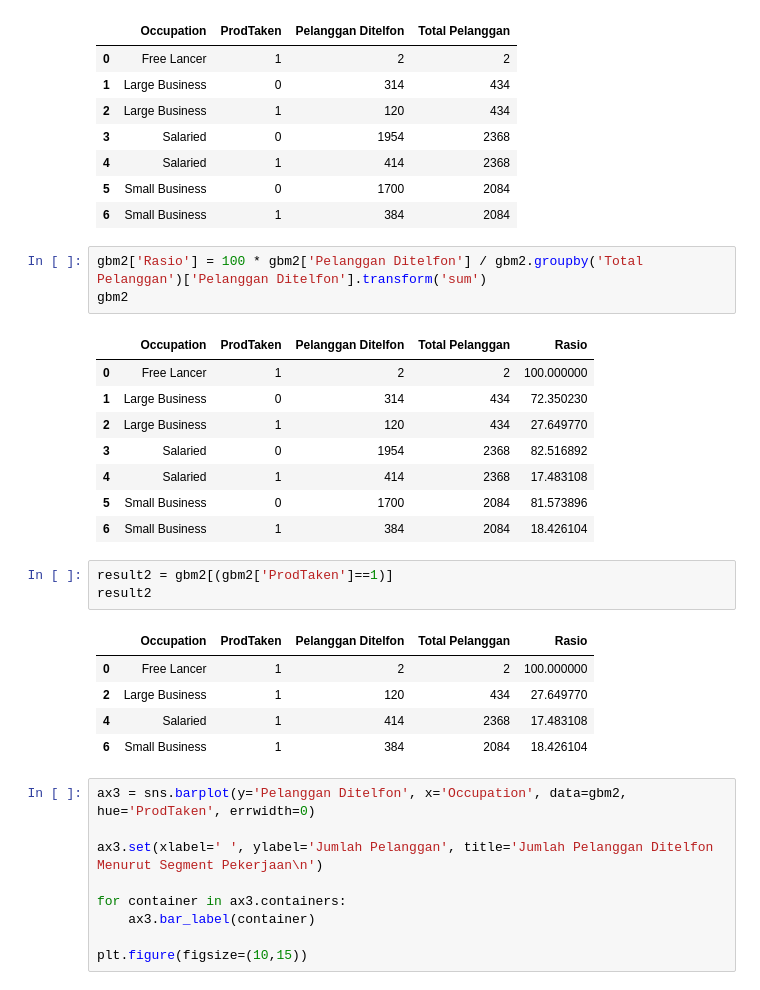
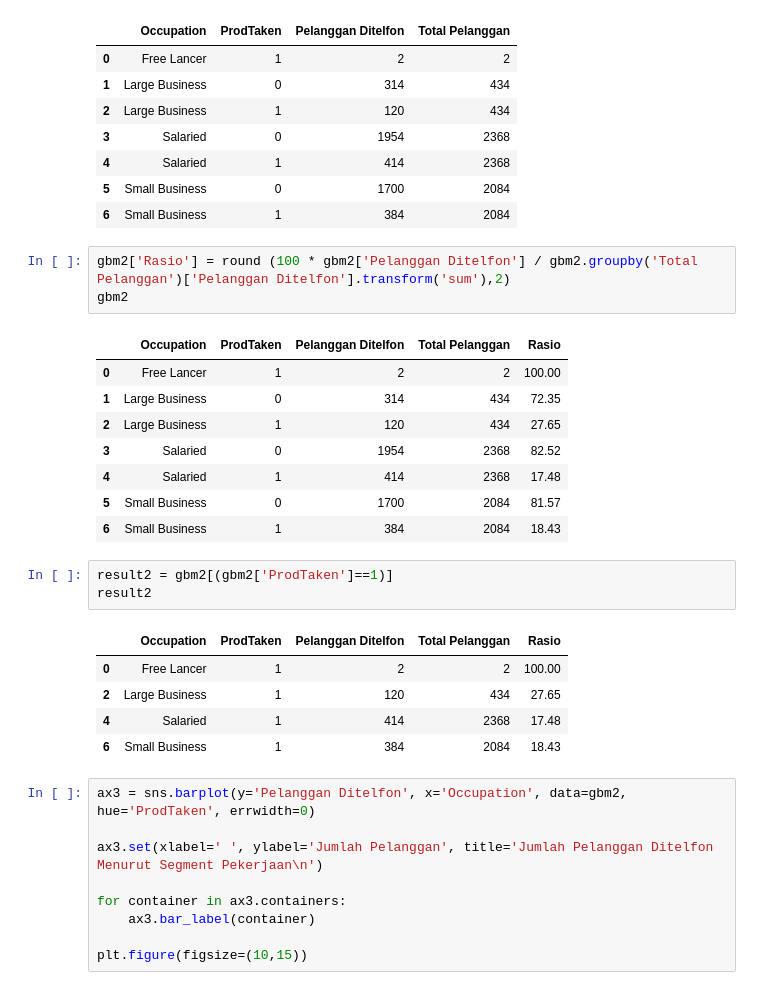
Before and after one commit to damaraira/ByteBenders, a Jupyter notebook: Insights_Alvin.ipynb, the cells around one changed output. Drawn from its saved outputs; the diff is of its cells as text.

```diff
--- a/Insights_Alvin.ipynb
+++ b/Insights_Alvin.ipynb
@@ -174,26 +174,26 @@ gbm2
 | 5 | Small Business | 0 | 1700 | 2084 |
 | 6 | Small Business | 1 | 384 | 2084 |
 # %%
-gbm2['Rasio'] = 100 * gbm2['Pelanggan Ditelfon'] / gbm2.groupby('Total Pelanggan')['Pelanggan Ditelfon'].transform('sum')
+gbm2['Rasio'] = round (100 * gbm2['Pelanggan Ditelfon'] / gbm2.groupby('Total Pelanggan')['Pelanggan Ditelfon'].transform('sum'),2)
 gbm2
 # %% [output]
 |  | Occupation | ProdTaken | Pelanggan Ditelfon | Total Pelanggan | Rasio |
-| 0 | Free Lancer | 1 | 2 | 2 | 100.000000 |
-| 1 | Large Business | 0 | 314 | 434 | 72.350230 |
-| 2 | Large Business | 1 | 120 | 434 | 27.649770 |
-| 3 | Salaried | 0 | 1954 | 2368 | 82.516892 |
-| 4 | Salaried | 1 | 414 | 2368 | 17.483108 |
-| 5 | Small Business | 0 | 1700 | 2084 | 81.573896 |
-| 6 | Small Business | 1 | 384 | 2084 | 18.426104 |
+| 0 | Free Lancer | 1 | 2 | 2 | 100.00 |
+| 1 | Large Business | 0 | 314 | 434 | 72.35 |
+| 2 | Large Business | 1 | 120 | 434 | 27.65 |
+| 3 | Salaried | 0 | 1954 | 2368 | 82.52 |
+| 4 | Salaried | 1 | 414 | 2368 | 17.48 |
+| 5 | Small Business | 0 | 1700 | 2084 | 81.57 |
+| 6 | Small Business | 1 | 384 | 2084 | 18.43 |
 # %%
 result2 = gbm2[(gbm2['ProdTaken']==1)]
 result2
 # %% [output]
 |  | Occupation | ProdTaken | Pelanggan Ditelfon | Total Pelanggan | Rasio |
-| 0 | Free Lancer | 1 | 2 | 2 | 100.000000 |
-| 2 | Large Business | 1 | 120 | 434 | 27.649770 |
-| 4 | Salaried | 1 | 414 | 2368 | 17.483108 |
-| 6 | Small Business | 1 | 384 | 2084 | 18.426104 |
+| 0 | Free Lancer | 1 | 2 | 2 | 100.00 |
+| 2 | Large Business | 1 | 120 | 434 | 27.65 |
+| 4 | Salaried | 1 | 414 | 2368 | 17.48 |
+| 6 | Small Business | 1 | 384 | 2084 | 18.43 |
 # %%
 ax3 = sns.barplot(y='Pelanggan Ditelfon', x='Occupation', data=gbm2, hue='ProdTaken', errwidth=0)
 
```
Also changed, not shown: parts of 1 cell of this notebook.
